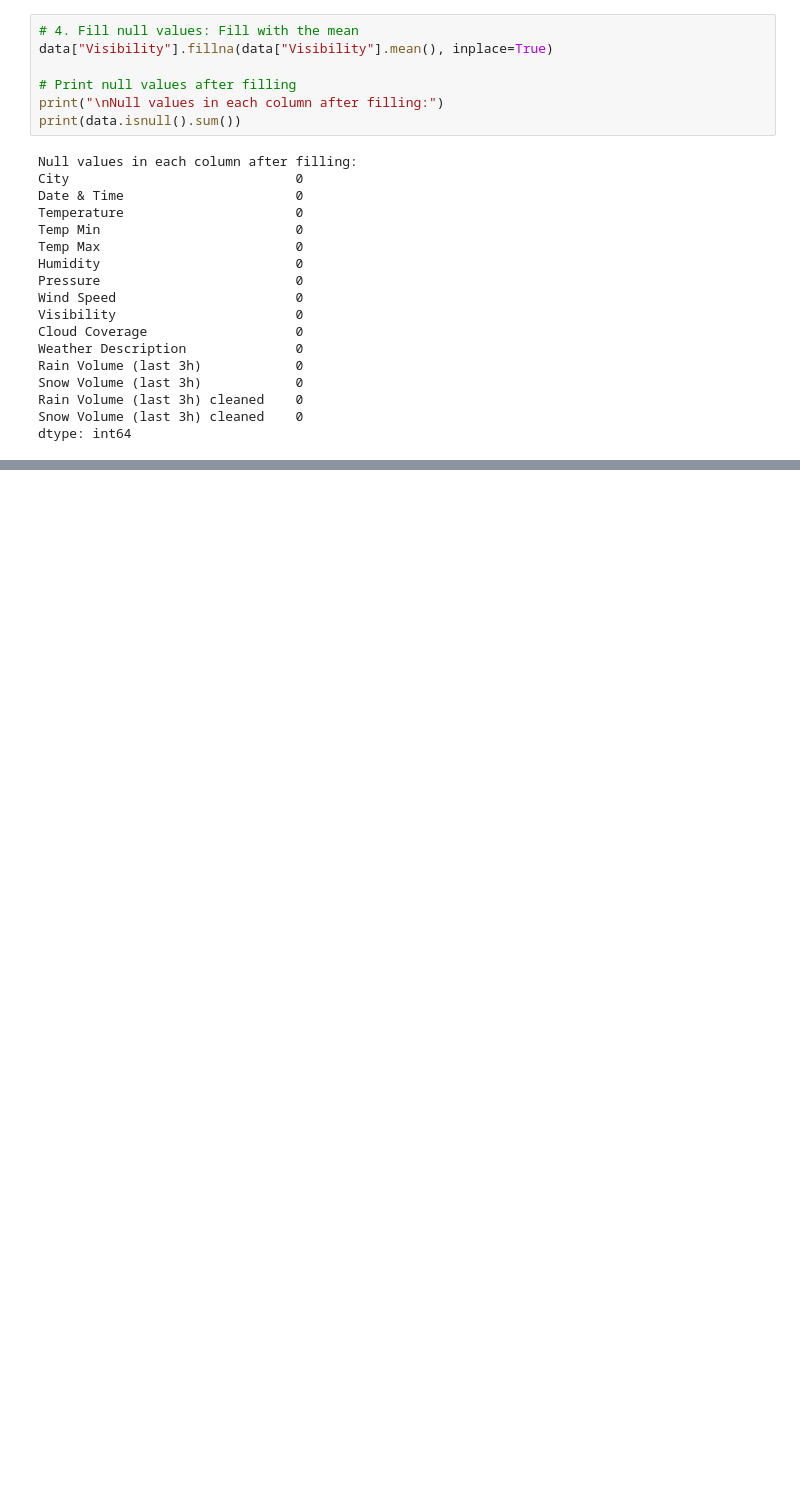
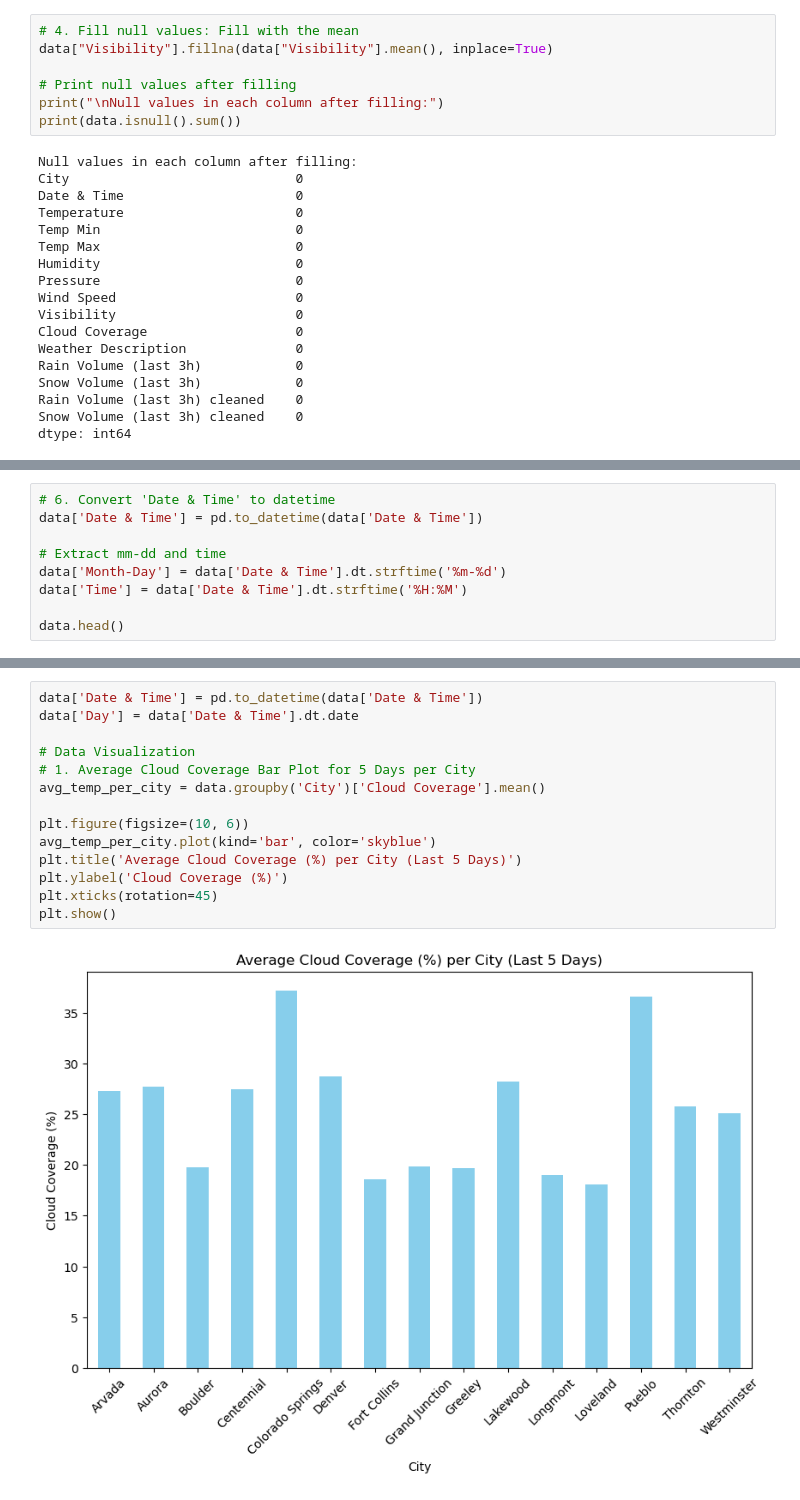
Before and after one commit to UttaraKet1607/ML-Project, a Jupyter notebook: Data_Cleaning_EDA.ipynb, the cells around one changed output, grey strips where cells are left out. Drawn from its saved outputs; the diff is of its cells as text; blank space fills up the shorter version.

```diff
--- a/Data_Cleaning_EDA.ipynb
+++ b/Data_Cleaning_EDA.ipynb
@@ -125,0 +110,9 @@ max                         0.120000                       6.780000
+# %%
+# 6. Convert 'Date & Time' to datetime
+data['Date & Time'] = pd.to_datetime(data['Date & Time'])
+
+# Extract mm-dd and time
+data['Month-Day'] = data['Date & Time'].dt.strftime('%m-%d')
+data['Time'] = data['Date & Time'].dt.strftime('%H:%M')
+
+data.head()
@@ -125,0 +126,16 @@ max                         0.120000                       6.780000
+# %%
+data['Date & Time'] = pd.to_datetime(data['Date & Time'])
+data['Day'] = data['Date & Time'].dt.date
+
+# Data Visualization
+# 1. Average Cloud Coverage Bar Plot for 5 Days per City
+avg_temp_per_city = data.groupby('City')['Cloud Coverage'].mean()
+
+plt.figure(figsize=(10, 6))
+avg_temp_per_city.plot(kind='bar', color='skyblue')
+plt.title('Average Cloud Coverage (%) per City (Last 5 Days)')
+plt.ylabel('Cloud Coverage (%)')
+plt.xticks(rotation=45)
+plt.show()
+# %% [output]
+[figure, added]
```
Also changed, not shown: parts of 14 cells of this notebook, 1 other file.
